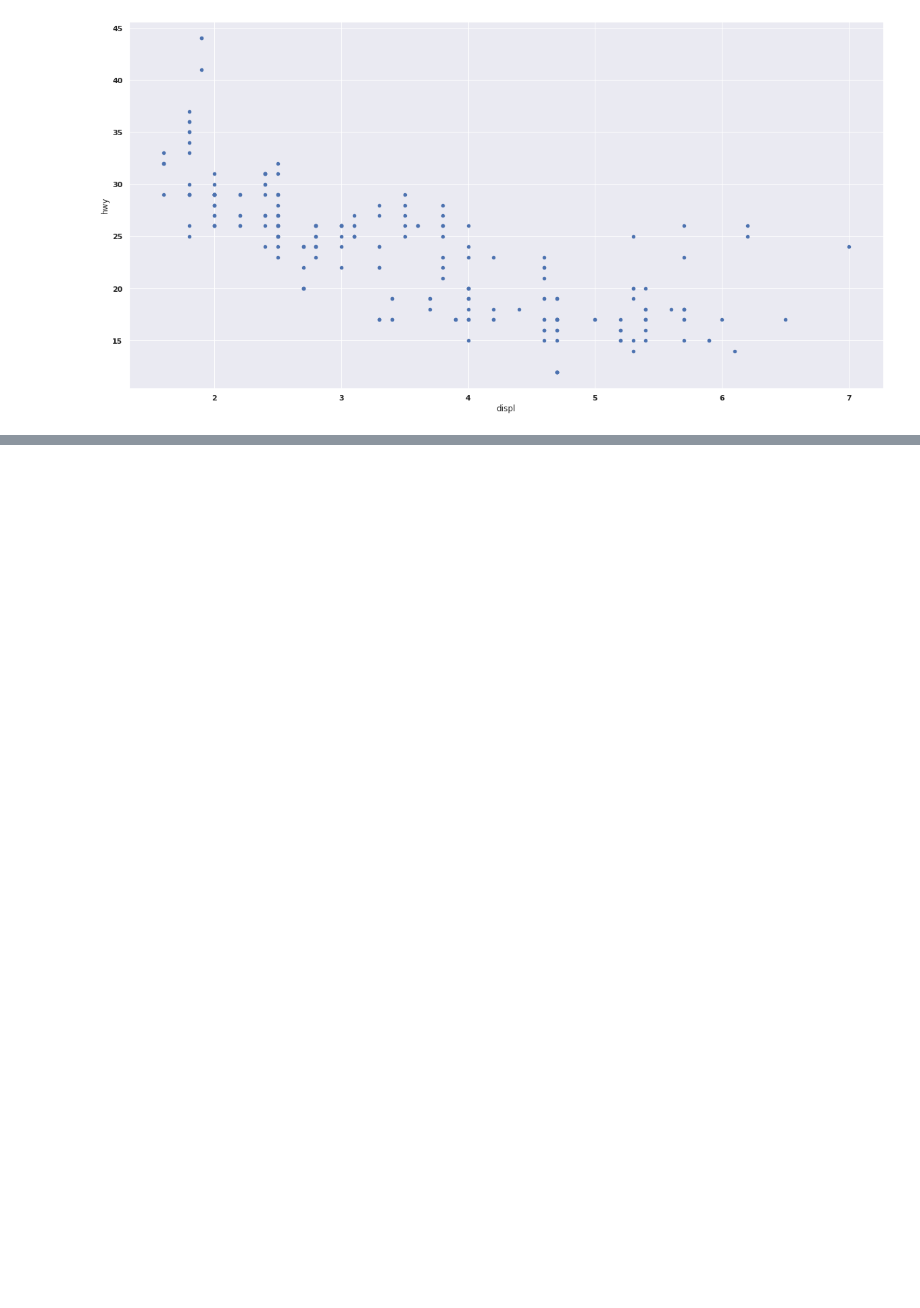
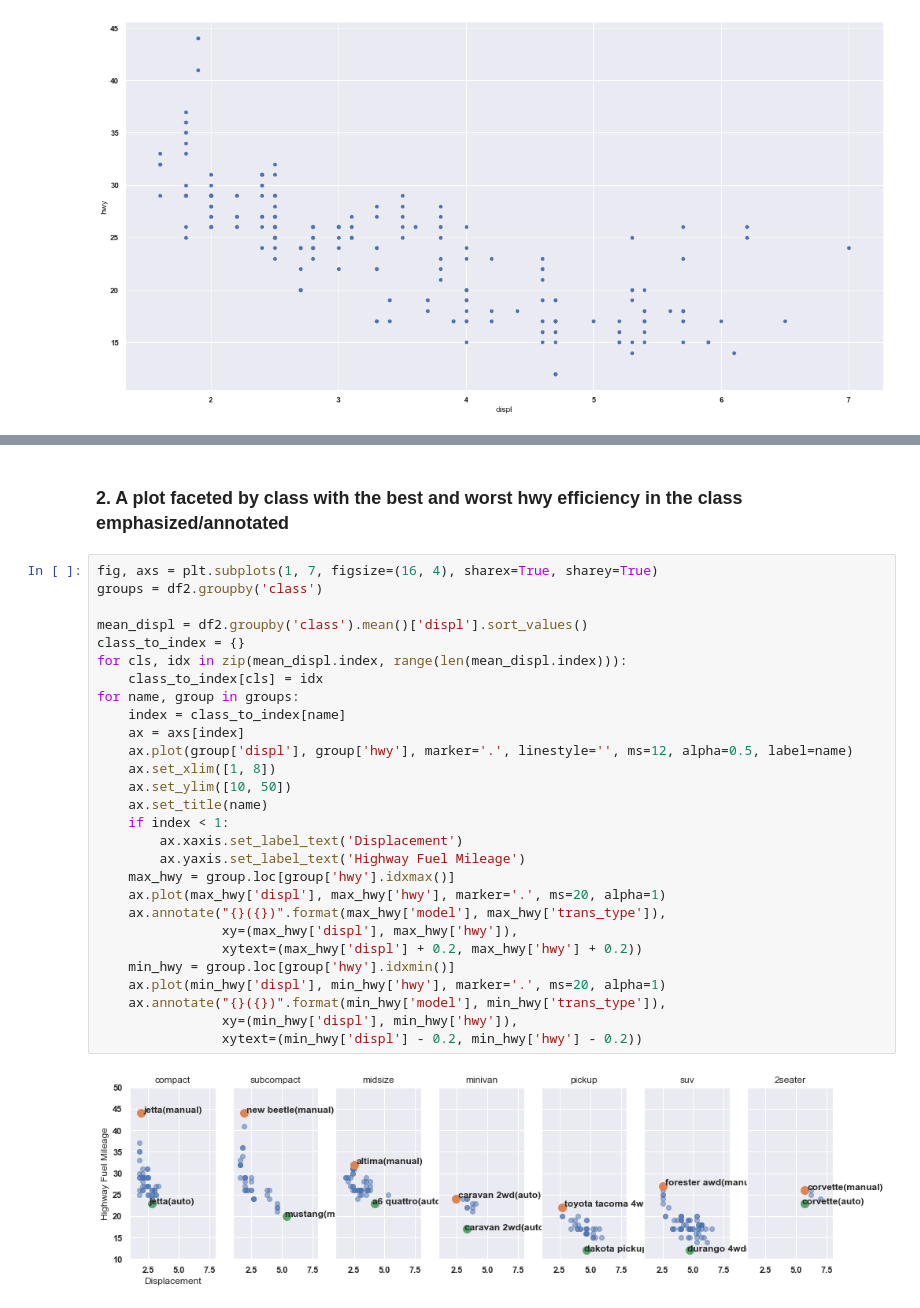
Before and after one commit to Sriramgn0/DataScience_projects, a Jupyter notebook: Visualization/Day-3-Design/design_exercises.ipynb, the cells around one changed output, grey strips where cells are left out. Drawn from its saved outputs; the diff is of its cells as text; blank space fills up the shorter version.

```diff
--- a/Visualization/Day-3-Design/design_exercises.ipynb
+++ b/Visualization/Day-3-Design/design_exercises.ipynb
@@ -209,0 +249,32 @@ ax = df2.plot(x='displ',y='hwy',figsize=(20,10),legend=False,kind='scatter') #th
+# %% [markdown]
+### 2. A plot faceted by class with the best and worst hwy efficiency in the class emphasized/annotated
+# %%
+fig, axs = plt.subplots(1, 7, figsize=(16, 4), sharex=True, sharey=True)
+groups = df2.groupby('class')
+
+mean_displ = df2.groupby('class').mean()['displ'].sort_values()
+class_to_index = {}
+for cls, idx in zip(mean_displ.index, range(len(mean_displ.index))):
+    class_to_index[cls] = idx
+for name, group in groups:
+    index = class_to_index[name]
+    ax = axs[index]
+    ax.plot(group['displ'], group['hwy'], marker='.', linestyle='', ms=12, alpha=0.5, label=name)
+    ax.set_xlim([1, 8])
+    ax.set_ylim([10, 50])
+    ax.set_title(name)
+    if index < 1:
+        ax.xaxis.set_label_text('Displacement')
+        ax.yaxis.set_label_text('Highway Fuel Mileage')
+    max_hwy = group.loc[group['hwy'].idxmax()]
+    ax.plot(max_hwy['displ'], max_hwy['hwy'], marker='.', ms=20, alpha=1)
+    ax.annotate("{}({})".format(max_hwy['model'], max_hwy['trans_type']),
+                xy=(max_hwy['displ'], max_hwy['hwy']),
+                xytext=(max_hwy['displ'] + 0.2, max_hwy['hwy'] + 0.2))
+    min_hwy = group.loc[group['hwy'].idxmin()]
+    ax.plot(min_hwy['displ'], min_hwy['hwy'], marker='.', ms=20, alpha=1)
+    ax.annotate("{}({})".format(min_hwy['model'], min_hwy['trans_type']),
+                xy=(min_hwy['displ'], min_hwy['hwy']),
+                xytext=(min_hwy['displ'] - 0.2, min_hwy['hwy'] - 0.2))
+# %% [output]
+[figure, added]
```
Also changed, not shown: parts of 15 cells of this notebook, 1 other file.
